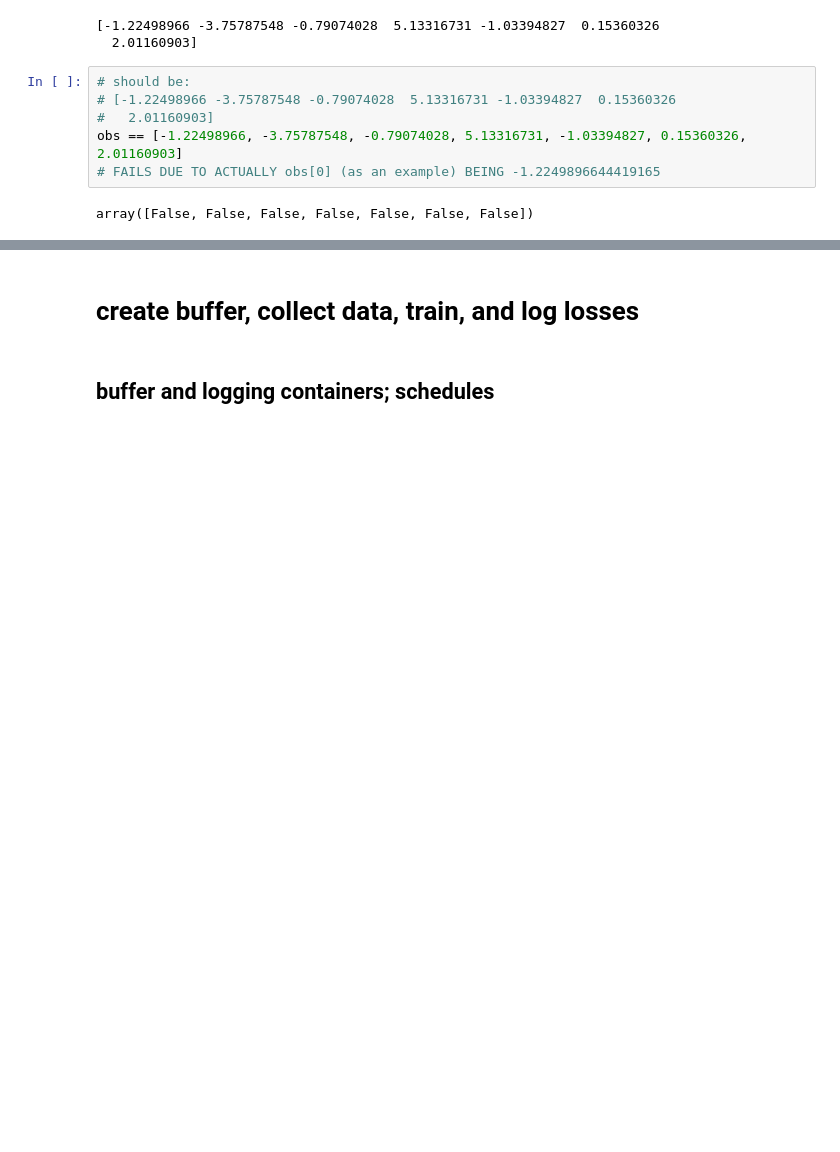
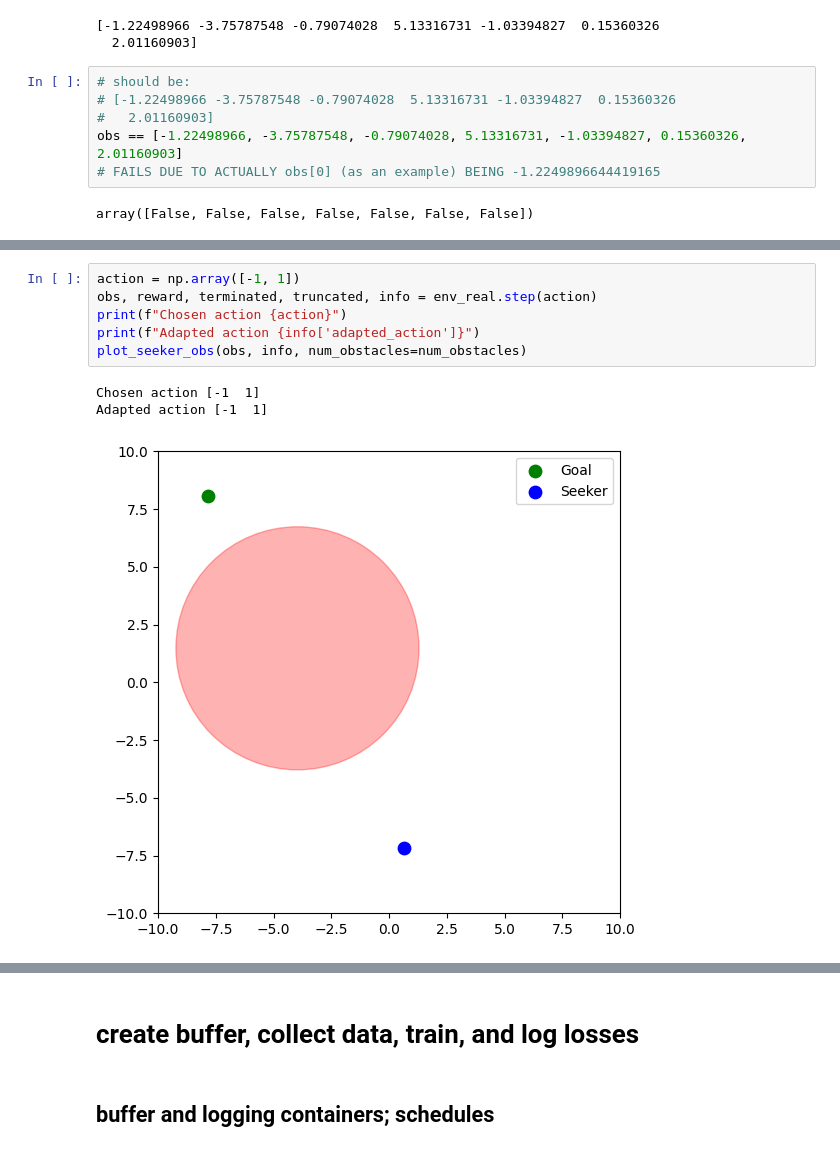
Before and after one commit to SvenNieuwkerk/PSRL---AlphaZero-implementation, a Jupyter notebook: 2D_Seeker_AlphaZeroNet.ipynb, the cells around one changed output, grey strips where cells are left out. Saved outputs shown, nothing was run; the diff lists cells and outputs as text; blank space fills up the shorter version.

```diff
--- a/2D_Seeker_AlphaZeroNet.ipynb
+++ b/2D_Seeker_AlphaZeroNet.ipynb
@@ -412,0 +440,10 @@ array([False, False, False, False, False, False, False])
+# %%
+action = np.array([-1, 1])
+obs, reward, terminated, truncated, info = env_real.step(action)
+print(f"Chosen action {action}")
+print(f"Adapted action {info['adapted_action']}")
+plot_seeker_obs(obs, info, num_obstacles=num_obstacles)
+# %% [output]
+Chosen action [-1  1]
+Adapted action [-1  1]
+[figure, added]
```
Also changed, not shown: parts of 23 cells of this notebook.
